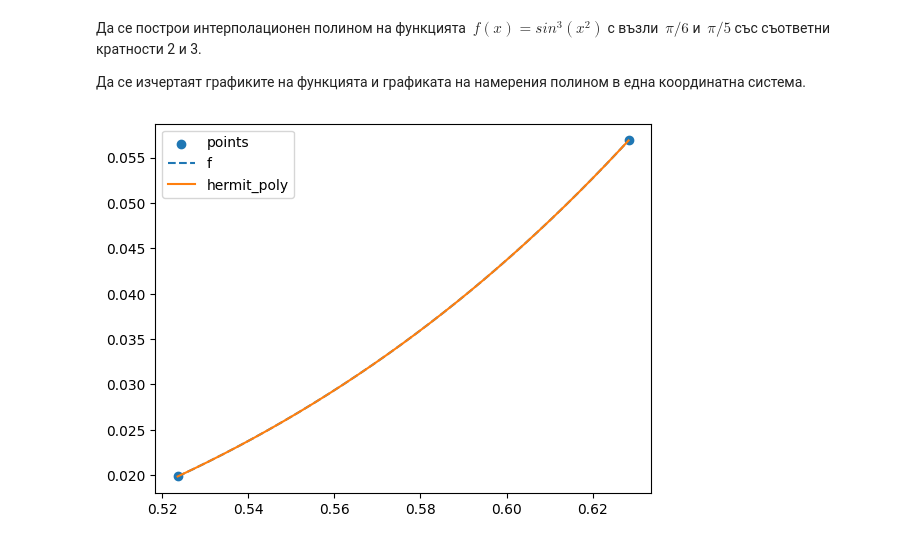
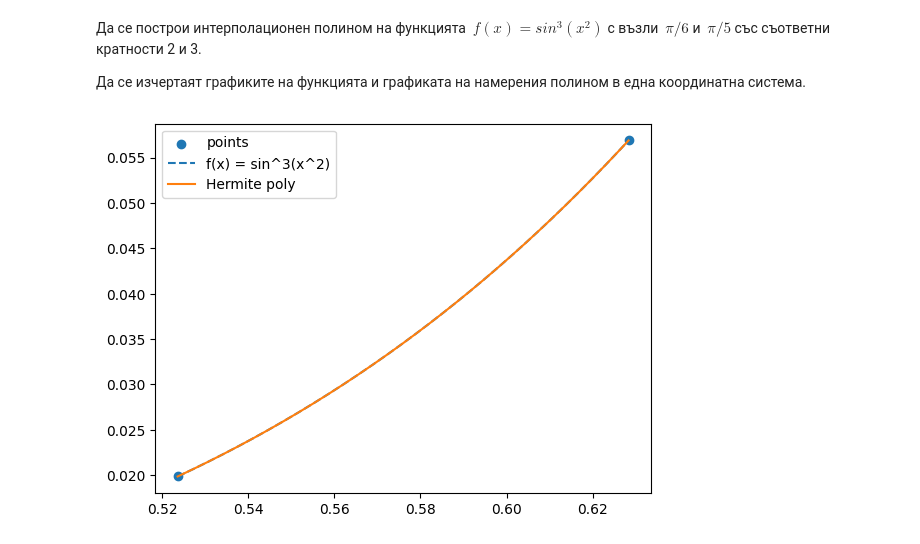
Before and after one commit to ivo3123/NumericalMethods, a Jupyter notebook: exam1_preparation/task5.ipynb, the cells around one changed output. Cells and saved outputs as stored; diff of their text form; code cells hidden in the pictures.

Commit message:
Renamed Hermit to Hermite

```diff
--- a/exam1_preparation/task5.ipynb
+++ b/exam1_preparation/task5.ipynb
@@ -23,13 +23,13 @@ def f_der2(x):
 # %%
 nodes = np.array([np.pi/6, np.pi/6, np.pi/5, np.pi/5, np.pi/5])
 values = np.array([f(nodes[0]), f_der1(nodes[1]), f(nodes[2]), f_der1(nodes[3]), f_der2(nodes[4])])
 
 x_axis = np.linspace(nodes.min(), nodes.max(), 300)
 
 plt.scatter([np.pi/6, np.pi/5], [f(np.pi/6), f(np.pi/5)])
 plt.plot(x_axis, f(x_axis), linestyle='dashed')
-plt.plot(x_axis, hermit_poly(nodes, values, x_axis))
-plt.legend(['points', 'f', 'hermit_poly'])
+plt.plot(x_axis, hermite_poly(nodes, values, x_axis))
+plt.legend(['points', 'f(x) = sin^3(x^2)', 'Hermite poly'])
 plt.show()
 # %% [output]
-[figure, old version]
+[figure, new version]
```
Also changed, not shown: parts of 1 cell of this notebook, 6 other files.
